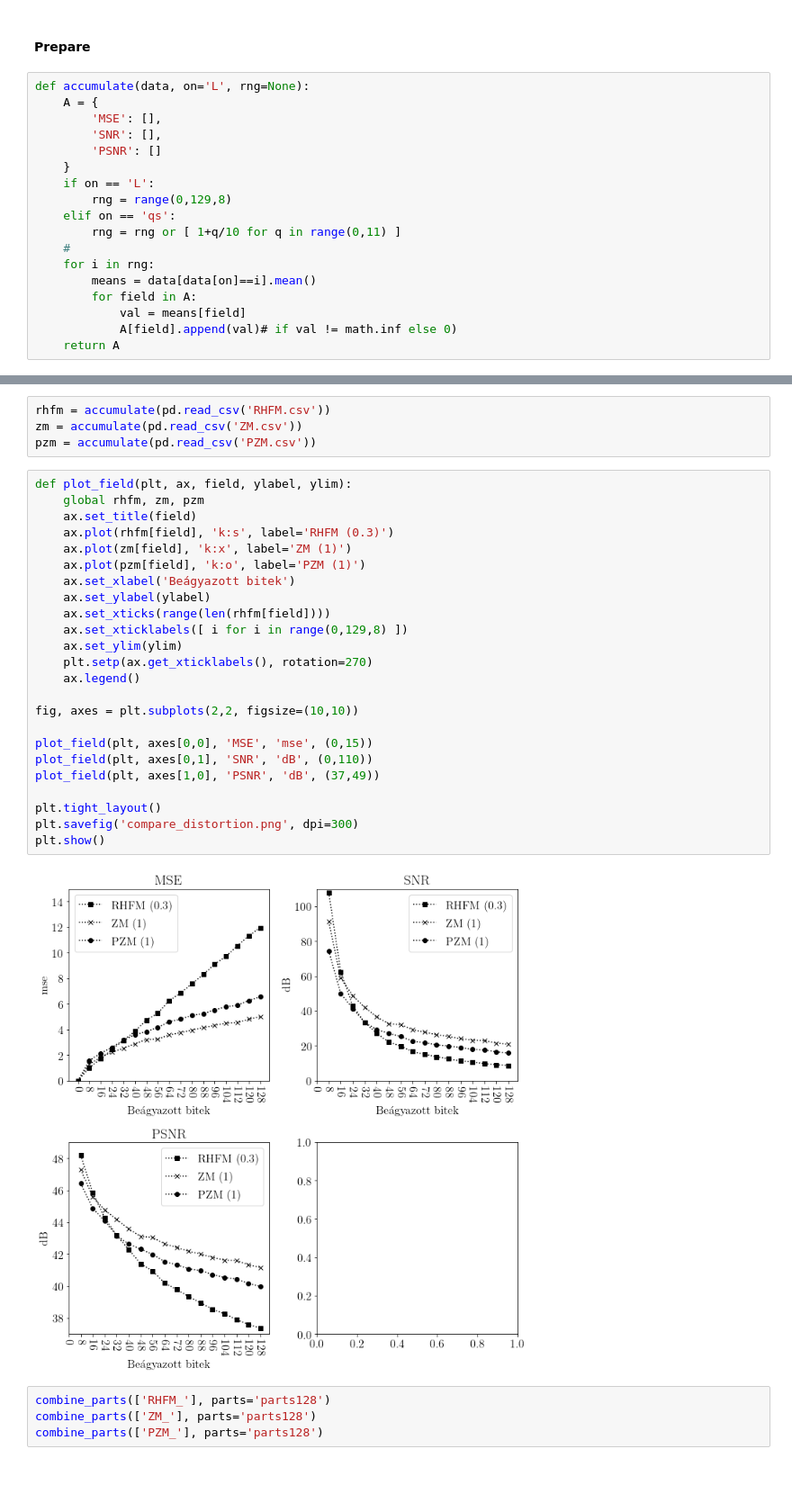
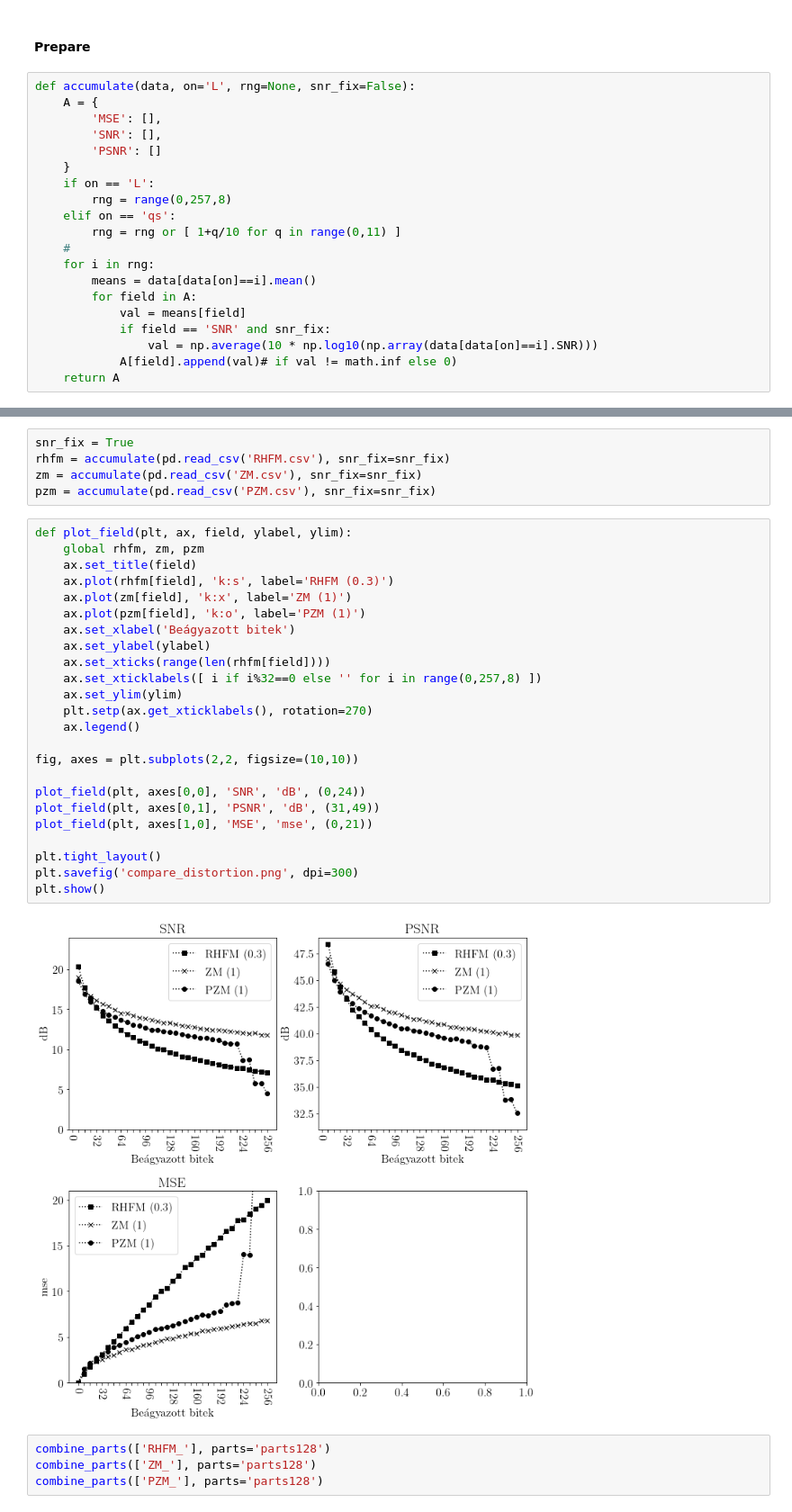
Before and after one commit to gkrupp/watermarking, a Jupyter notebook: plotgen/distortion/distortion.ipynb, the cells around one changed output, grey strips where cells are left out. Shown at 90% size. Drawn from its saved outputs; the diff is of its cells as text; blank space fills up the shorter version.

Commit message:
results, plots

```diff
--- a/plotgen/distortion/distortion.ipynb
+++ b/plotgen/distortion/distortion.ipynb
@@ -38,14 +38,14 @@ combine_parts()
 # %% [markdown]
 #### Prepare
 # %%
-def accumulate(data, on='L', rng=None):
+def accumulate(data, on='L', rng=None, snr_fix=False):
     A = {
         'MSE': [],
         'SNR': [],
         'PSNR': []
     }
     if on == 'L':
-        rng = range(0,129,8)
+        rng = range(0,257,8)
     elif on == 'qs':
         rng = rng or [ 1+q/10 for q in range(0,11) ]
     #
@@ -53,5 +53,7 @@ def accumulate(data, on='L', rng=None):
         means = data[data[on]==i].mean()
         for field in A:
             val = means[field]
+            if field == 'SNR' and snr_fix:
+                val = np.average(10 * np.log10(np.array(data[data[on]==i].SNR)))
             A[field].append(val)# if val != math.inf else 0)
     return A
@@ -58,33 +65,34 @@ def accumulate(data, on='L', rng=None):
 # %%
-rhfm = accumulate(pd.read_csv('RHFM.csv'))
-zm = accumulate(pd.read_csv('ZM.csv'))
-pzm = accumulate(pd.read_csv('PZM.csv'))
+snr_fix = True
+rhfm = accumulate(pd.read_csv('RHFM.csv'), snr_fix=snr_fix)
+zm = accumulate(pd.read_csv('ZM.csv'), snr_fix=snr_fix)
+pzm = accumulate(pd.read_csv('PZM.csv'), snr_fix=snr_fix)
 # %%
 def plot_field(plt, ax, field, ylabel, ylim):
     global rhfm, zm, pzm
     ax.set_title(field)
     ax.plot(rhfm[field], 'k:s', label='RHFM (0.3)')
     ax.plot(zm[field], 'k:x', label='ZM (1)')
     ax.plot(pzm[field], 'k:o', label='PZM (1)')
     ax.set_xlabel('Beágyazott bitek')
     ax.set_ylabel(ylabel)
     ax.set_xticks(range(len(rhfm[field])))
-    ax.set_xticklabels([ i for i in range(0,129,8) ])
+    ax.set_xticklabels([ i if i%32==0 else '' for i in range(0,257,8) ])
     ax.set_ylim(ylim)
     plt.setp(ax.get_xticklabels(), rotation=270)
     ax.legend()
 
 fig, axes = plt.subplots(2,2, figsize=(10,10))
 
-plot_field(plt, axes[0,0], 'MSE', 'mse', (0,15))
-plot_field(plt, axes[0,1], 'SNR', 'dB', (0,110))
-plot_field(plt, axes[1,0], 'PSNR', 'dB', (37,49))
+plot_field(plt, axes[0,0], 'SNR', 'dB', (0,24))
+plot_field(plt, axes[0,1], 'PSNR', 'dB', (31,49))
+plot_field(plt, axes[1,0], 'MSE', 'mse', (0,21))
 
 plt.tight_layout()
 plt.savefig('compare_distortion.png', dpi=300)
 plt.show()
 # %% [output]
-[figure, old version]
+[figure, new version]
 # %%
 combine_parts(['RHFM_'], parts='parts128')
 combine_parts(['ZM_'], parts='parts128')
```
Also changed, not shown: parts of 2 cells of this notebook, 53 other files.
